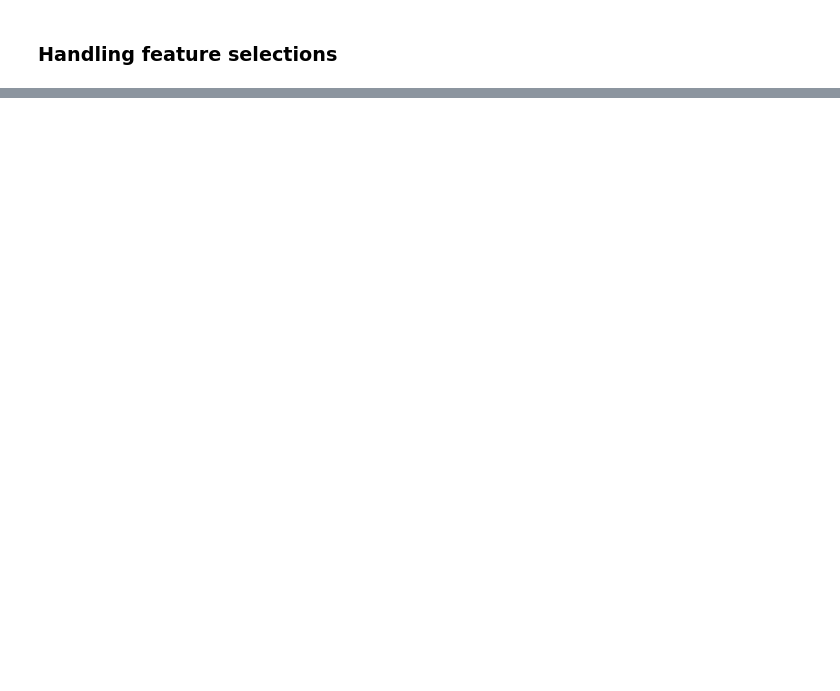
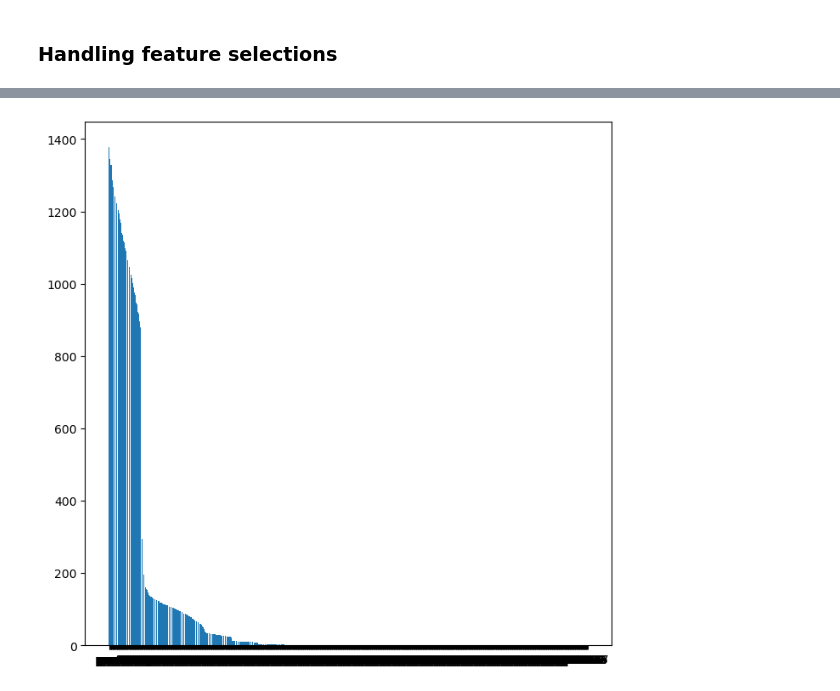
Before and after one commit to qglht/AML, a Jupyter notebook: Project1.ipynb, the cells around one changed output, grey strips where cells are left out. Drawn from its saved outputs; the diff is of its cells as text; code cells hidden in the pictures; blank space fills up the shorter version.

```diff
--- a/Project1.ipynb
+++ b/Project1.ipynb
@@ -108,0 +183,6 @@ array([1.51411379e+24, 5.69615020e+23, 3.99493191e+15, 4.57395331e+09,
+# %%
+plt.figure(figsize=(8,8))
+plt.bar(pca.get_feature_names_out(),pca.singular_values_)
+plt.show()
+# %% [output]
+[figure, added]
```
Also changed, not shown: parts of 12 cells of this notebook.
